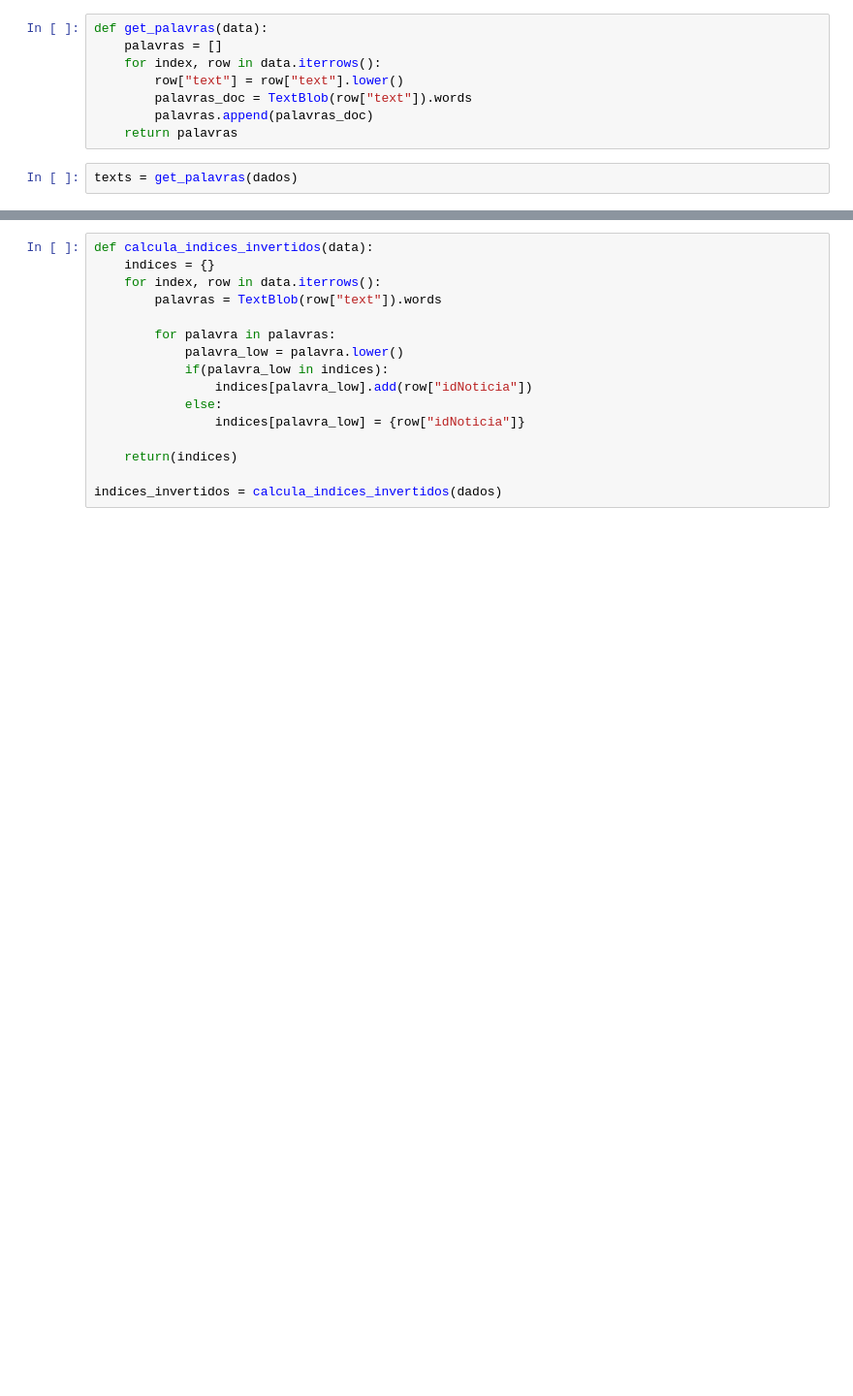
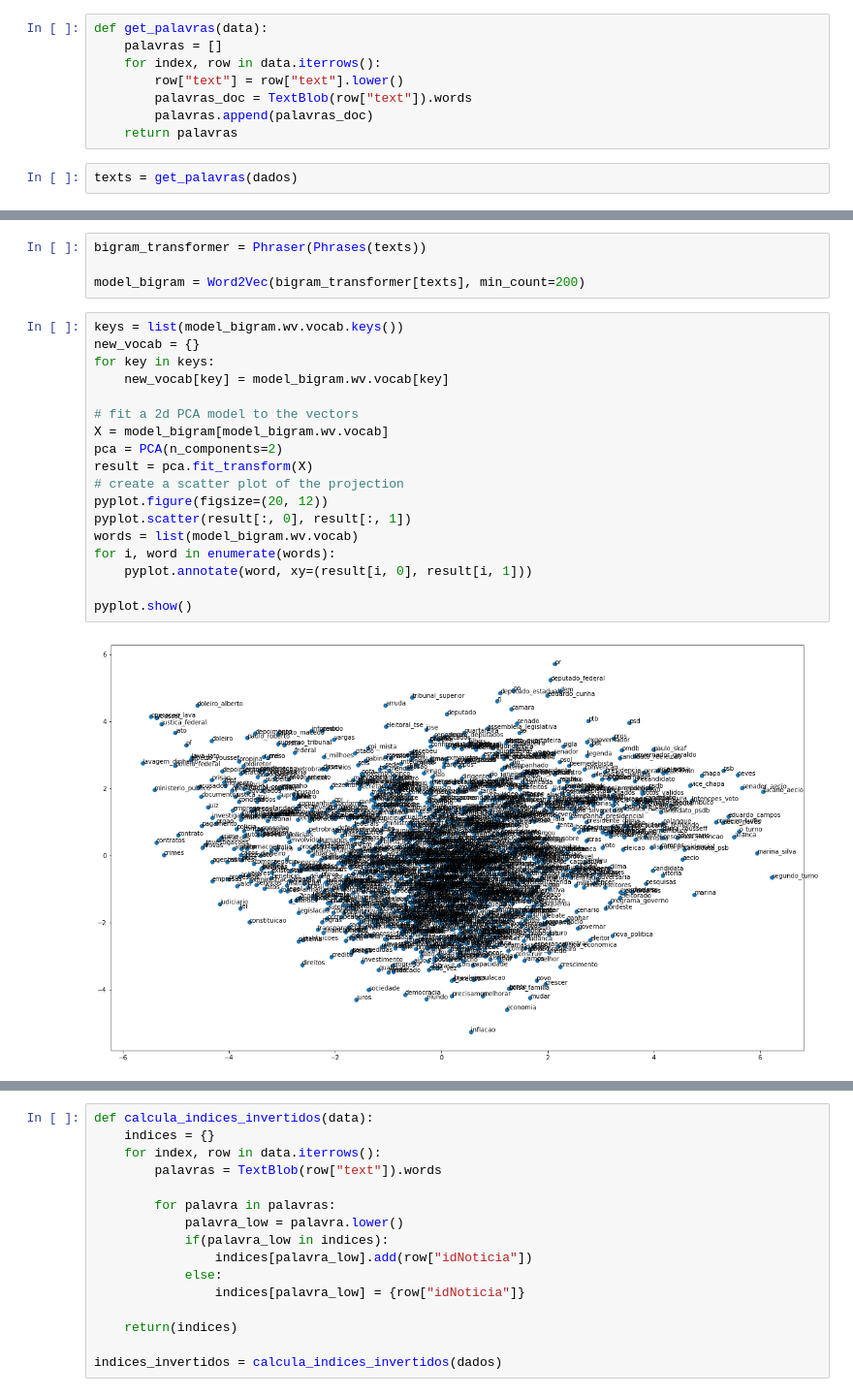
Before and after one commit to hugogbs/RecInfo, a Jupyter notebook: lab_02/lab 02.ipynb, the cells around one changed output, grey strips where cells are left out. Shown at 97% size. Cells and saved outputs as stored; diff of their text form; blank space fills up the shorter version.

```diff
--- a/lab_02/lab 02.ipynb
+++ b/lab_02/lab 02.ipynb
@@ -120,0 +234,24 @@ print(busca_palavras_similares("estado"))
+# %%
+bigram_transformer = Phraser(Phrases(texts))
+
+model_bigram = Word2Vec(bigram_transformer[texts], min_count=200)
+# %%
+keys = list(model_bigram.wv.vocab.keys())
+new_vocab = {}
+for key in keys:
+    new_vocab[key] = model_bigram.wv.vocab[key]
+
+# fit a 2d PCA model to the vectors
+X = model_bigram[model_bigram.wv.vocab]
+pca = PCA(n_components=2)
+result = pca.fit_transform(X)
+# create a scatter plot of the projection
+pyplot.figure(figsize=(20, 12))
+pyplot.scatter(result[:, 0], result[:, 1])
+words = list(model_bigram.wv.vocab)
+for i, word in enumerate(words):
+    pyplot.annotate(word, xy=(result[i, 0], result[i, 1]))
+
+pyplot.show()
+# %% [output]
+[figure, added]
```
Also changed, not shown: parts of 66 cells of this notebook.
